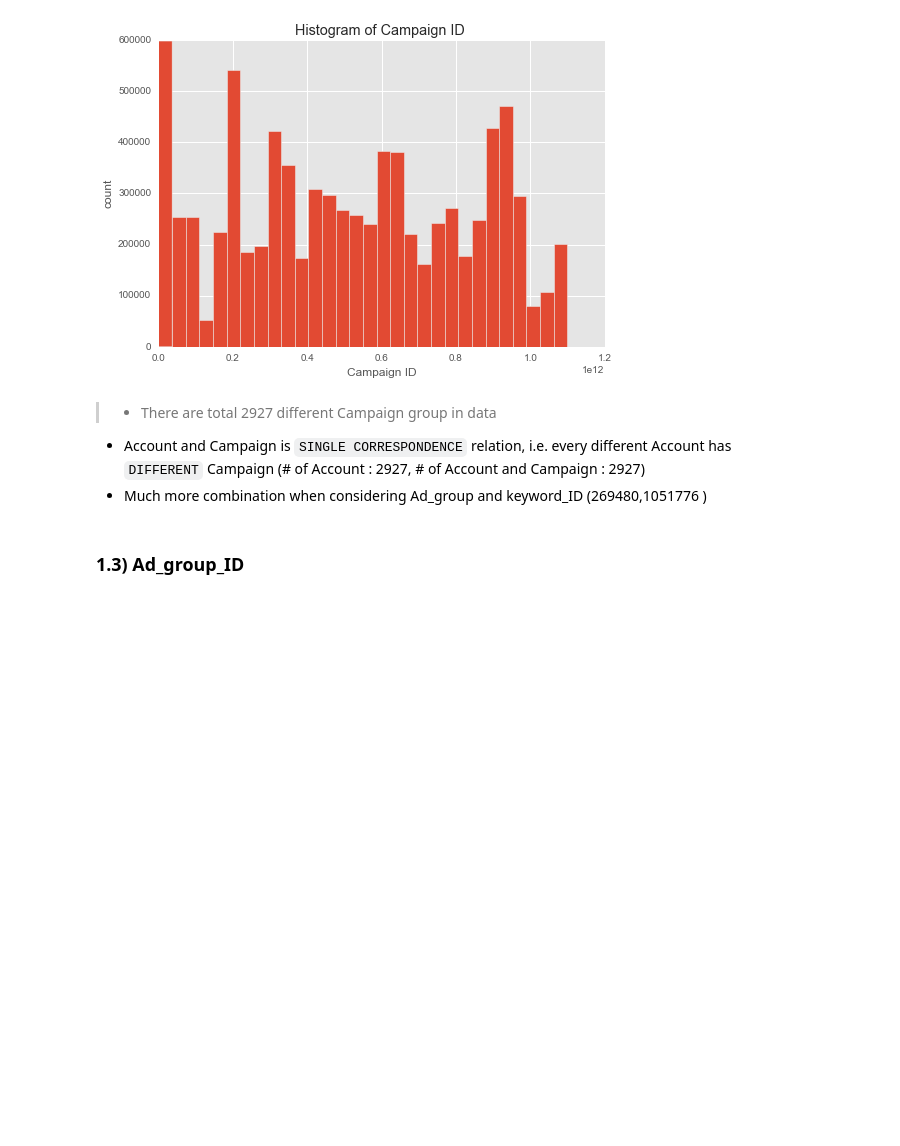
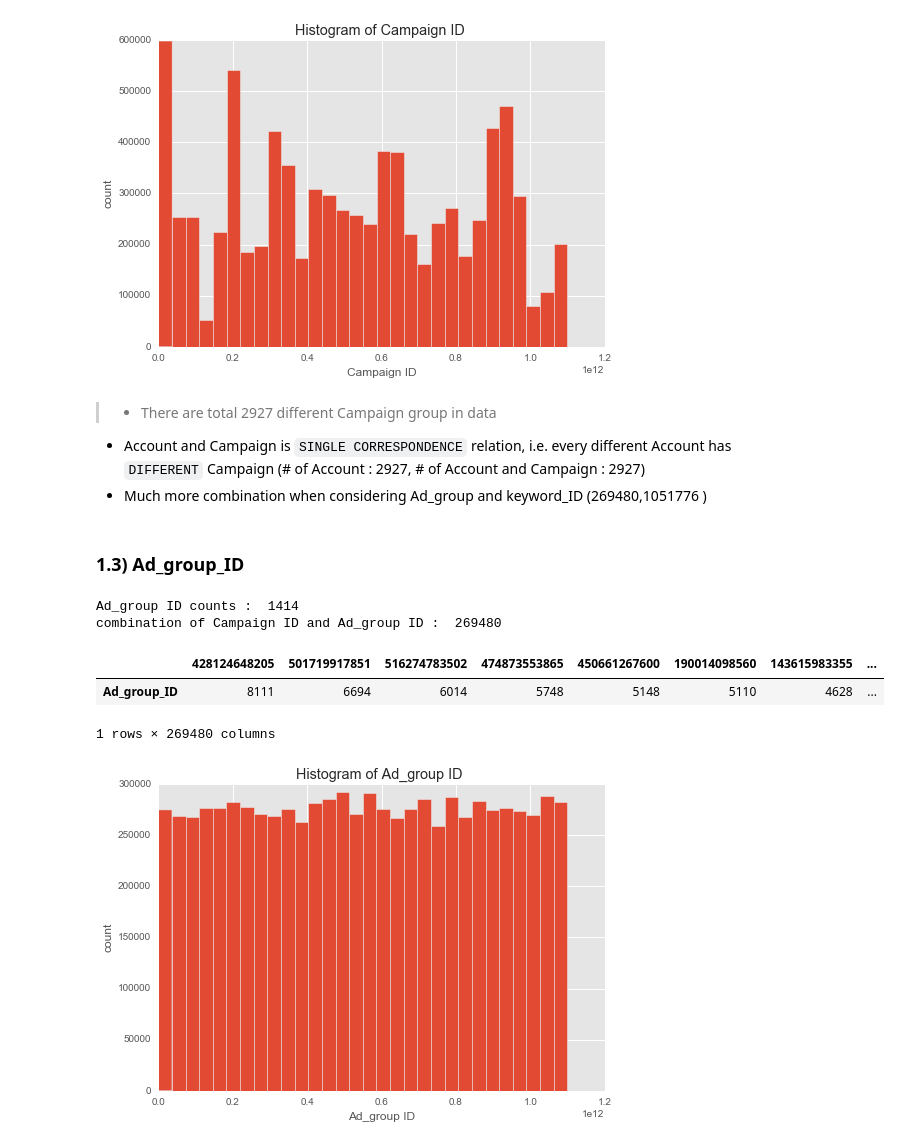
Before and after one commit to yennanliu/analysis, a Jupyter notebook: GY_guide/G_Y_Guide_EDA_final.ipynb, the cells around one changed output. Drawn from its saved outputs; the diff is of its cells as text; code cells hidden in the pictures; blank space fills up the shorter version.

```diff
--- a/GY_guide/G_Y_Guide_EDA_final.ipynb
+++ b/GY_guide/G_Y_Guide_EDA_final.ipynb
@@ -243,3 +247,25 @@ plt.title('Histogram of Campaign ID ')
  (269480,1051776 )
 # %% [markdown]
 ### 1.3)  Ad_group_ID
+# %%
+print ('Ad_group ID counts : ',
+       len(set(df_train.Ad_group_ID.value_counts())))
+
+print ('combination of Campaign ID and Ad_group ID : ',
+       len(df_train.groupby(['Campaign_ID','Ad_group_ID']).count()))
+# %% [output]
+Ad_group ID counts :  1414
+combination of Campaign ID and Ad_group ID :  269480
+# %%
+df_train.Ad_group_ID.hist(bins=30)
+
+plt.ylabel('count')
+plt.xlabel('Ad_group ID')
+plt.title('Histogram of Ad_group ID ')
+
+pd.DataFrame(df_train.Ad_group_ID.value_counts()).T
+# %% [output]
+|  | 428124648205 | 501719917851 | 516274783502 | 474873553865 | 450661267600 | 190014098560 | 143615983355 | ... |
+| Ad_group_ID | 8111 | 6694 | 6014 | 5748 | 5148 | 5110 | 4628 | ... |
+1 rows × 269480 columns
+[figure, added]
```
Also changed, not shown: parts of 18 cells of this notebook.
